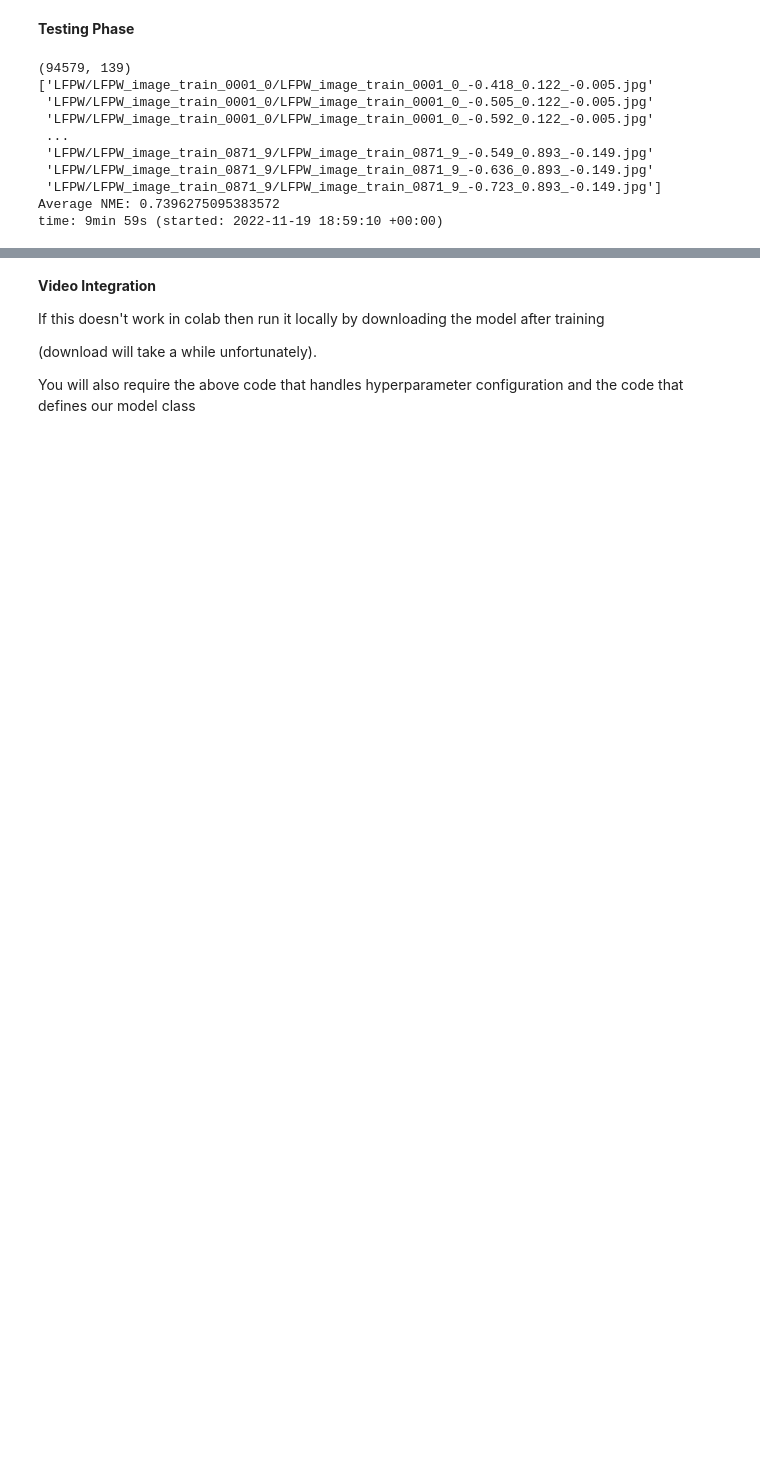
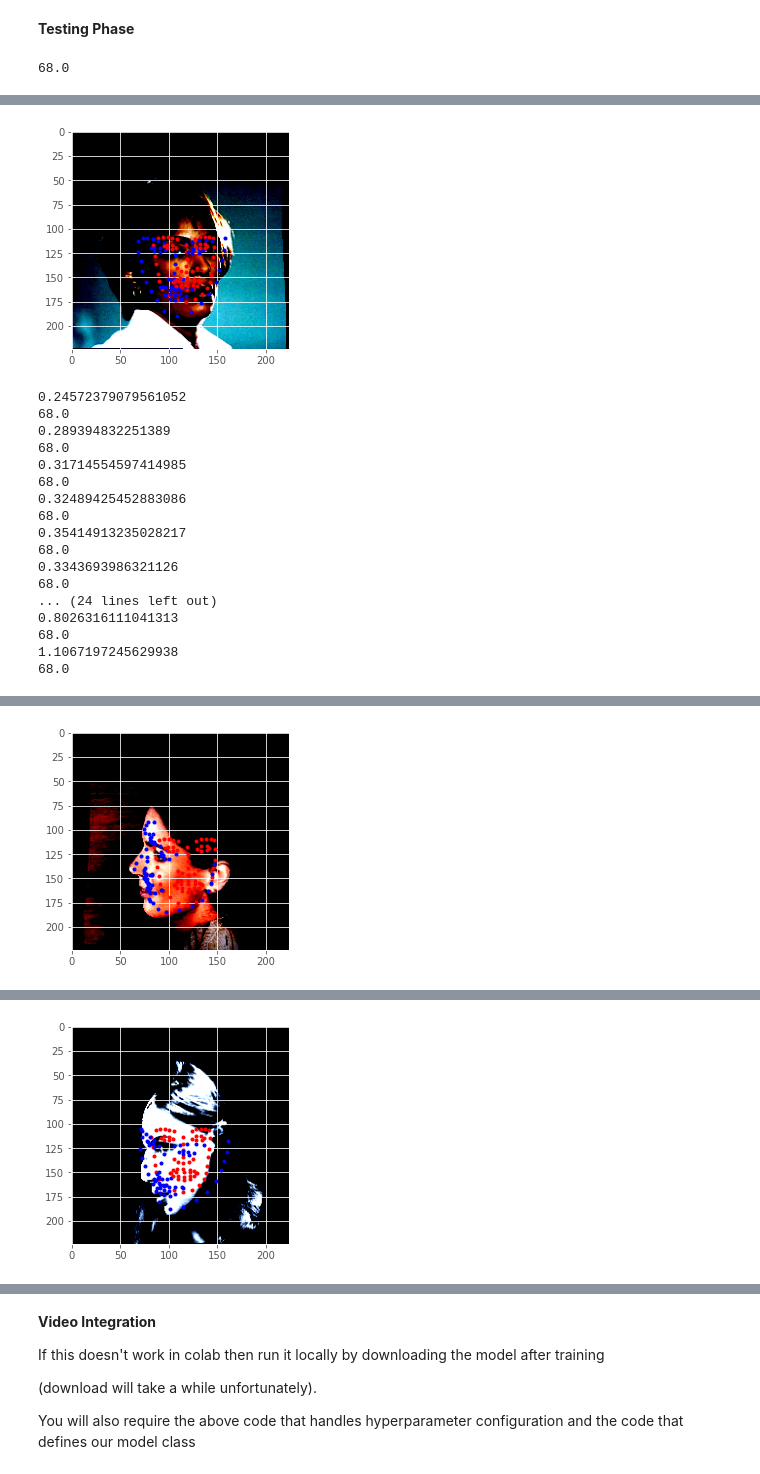
Before and after one commit to ajdm432/bridging_domain_gap, a Jupyter notebook: pretrained_resnet_keypoint_detection.ipynb, the cells around one changed output, grey strips where cells are left out. Cells and saved outputs as stored; diff of their text form; code cells hidden in the pictures; blank space fills up the shorter version.

Commit message:
Fix 300W keypoints
Fixed bug which incorrectly treated 300W keypoints as though they were formatted in x, y tuples

```diff
--- a/pretrained_resnet_keypoint_detection.ipynb
+++ b/pretrained_resnet_keypoint_detection.ipynb
@@ -116,7 +132,7 @@ OUTPUT_PATH = 'outputs'
 # hyperparameters
 BATCH_SIZE = 32 #could try smaller batch size. If model is still improving in last epoch this can be increased.
 LR = 1e-3
-EPOCHS = 30
+EPOCHS = 10
 DEVICE = torch.device('cuda' if torch.cuda.is_available() else 'cpu')
 # train/test split
 TEST_SPLIT = 0.1 #for testing without training we want to test on most of the data
@@ -128,7 +144,7 @@ time: 40.4 ms (started: 2022-11-19 18:21:00 +00:00)
 # %% [markdown]
 **Utility**
 # %%
-def valid_keypoints_plot(image, outputs, orig_keypoints, epoch):
+def valid_keypoints_plot(image, outputs, orig_keypoints, epoch=0):
     """
     This function plots the regressed (predicted) keypoints and the actual
     keypoints after each validation epoch for one image in the batch.
@@ -154,6 +170,23 @@ def valid_keypoints_plot(image, outputs, orig_keypoints, epoch):
     plt.show()
     # plt.close()
 
+def image_keypoints_plot(image, keypoints):
+    # detach the image, keypoints, and output tensors from GPU to CPU
+    image = image.detach().cpu()
+    keypoints = keypoints.detach().cpu().numpy()
+    # just get a single datapoint from each batch
+    img = image[0]
+    keypoint = keypoints[0]
+    img = np.array(img, dtype='float32')
+    img = np.transpose(img, (1, 2, 0))
+    plt.imshow(img)
+    keypoint = keypoint.reshape(-1, 2)
+    for p in range(keypoint.shape[0]):
+        plt.plot(keypoint[p, 0], keypoint[p, 1], 'b.')
+    #plt.savefig(f"{OUTPUT_PATH}/val_epoch_{epoch}.png")
+    plt.show()
+    # plt.close()
+
 def dataset_keypoints_plot(data):
     """
     This function shows the image faces and keypoint plots that the model
@@ -210,7 +243,7 @@ class FaceKeypointTrainDataset(Dataset):
         idx = [idx for idx, x in enumerate(file_name) if x == '.']
         file_name = file_name[:idx[0]]
         #get name of keypoint file
-        file_name = file_name + "_ldmks.txt"
+        file_name = TRAIN_ROOT_PATH +  "/" + file_name + "_ldmks.txt"
         #fetch file and extract keypoints as list of tuples
         keypoints = pd.read_csv(file_name, sep=" ", header=None, names=range(1,3))
         keypoints = np.array(keypoints, dtype='float32')
@@ -271,10 +304,15 @@ class FaceKeypointTestDataset(Dataset):
       keypoints = self.data.loc[name].to_numpy()
       keypoints = keypoints[0:136] #last 3 values are not point coords (2 of them are negative)
       # reshape the keypoints
-      keypoints = keypoints.reshape(68, 2)
+      half_point = len(keypoints)/2
+      half_point = int(half_point)
+      fixed_keypoints = np.zeros((68, 2))
+      for i in range(half_point):
+        fixed_keypoints[i][0] = keypoints[i]
+        fixed_keypoints[i][1] = keypoints[half_point+i]
       # rescale keypoints according to image resize
-      keypoints = keypoints * [self.resize / orig_w, self.resize / orig_h]
-      return image, torch.tensor(keypoints,dtype=torch.float)
+      fixed_keypoints = fixed_keypoints * [self.resize / orig_w, self.resize / orig_h]
+      return image, torch.tensor(fixed_keypoints,dtype=torch.float)
 
     def get_300WLPA_Data(self):
       #get image names and keypoint data all in a single dataframe
@@ -527,30 +564,27 @@ Run data is saved locally in /content/wandb/run-20221119_182447-2bchs07z
 # %%
 #Run model on test data from 300WLPA dataset and report NME
 
+#model.load_state_dict(torch.load('sample_data/resnet50_1000.pt')['model_state_dict'])
 testdata = FaceKeypointTestDataset(TEST_ROOT_PATH)
 dataframe = testdata.get_300WLPA_Data()
 nme = []
+count = 0
 for n in dataframe:
   image, keypoints = testdata.get_300WLPA_item(n)
   image = torch.reshape(image, (1, image.shape[0], image.shape[1], image.shape[2]))
   image = image.to(DEVICE)
   keypoints = torch.reshape(keypoints, (1, keypoints.shape[0], keypoints.shape[1]))
   outputs = model(image)
+  outputs = outputs[:, 0:136]
+  if count % 20 == 0:
+    valid_keypoints_plot(image, outputs, keypoints)
   nme_val = compute_nme(outputs, keypoints)
   print(nme_val)
   nme.append(nme_val)
+  count += 1
 
 
 nme = np.array(nme)
 print("Average NME: " + str(np.mean(nme)))
 # %% [output]
-(94579, 139)
-['LFPW/LFPW_image_train_0001_0/LFPW_image_train_0001_0_-0.418_0.122_-0.005.jpg'
- 'LFPW/LFPW_image_train_0001_0/LFPW_image_train_0001_0_-0.505_0.122_-0.005.jpg'
- 'LFPW/LFPW_image_train_0001_0/LFPW_image_train_0001_0_-0.592_0.122_-0.005.jpg'
- ...
- 'LFPW/LFPW_image_train_0871_9/LFPW_image_train_0871_9_-0.549_0.893_-0.149.jpg'
- 'LFPW/LFPW_image_train_0871_9/LFPW_image_train_0871_9_-0.636_0.893_-0.149.jpg'
- 'LFPW/LFPW_image_train_0871_9/LFPW_image_train_0871_9_-0.723_0.893_-0.149.jpg']
-Average NME: 0.7396275095383572
-time: 9min 59s (started: 2022-11-19 18:59:10 +00:00)
+68.0
@@ -556,0 +592,18 @@ time: 9min 59s (started: 2022-11-19 18:59:10 +00:00)
+[figure, added]
+0.24572379079561052
+68.0
+0.289394832251389
+68.0
+0.31714554597414985
+68.0
+0.32489425452883086
+68.0
+0.35414913235028217
+68.0
+0.3343693986321126
+68.0
+... (24 lines left out)
+0.8026316111041313
+68.0
+1.1067197245629938
+68.0
@@ -556,0 +611 @@ time: 9min 59s (started: 2022-11-19 18:59:10 +00:00)
+[figure, added]
@@ -556,0 +630 @@ time: 9min 59s (started: 2022-11-19 18:59:10 +00:00)
+[figure, added]
```
Also changed, not shown: parts of 16 cells of this notebook, 1 other file.
